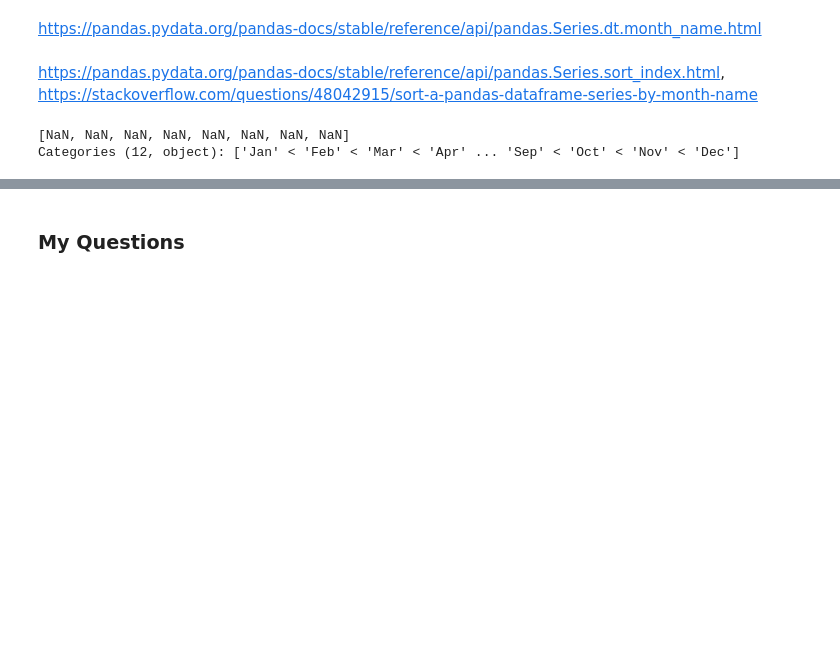
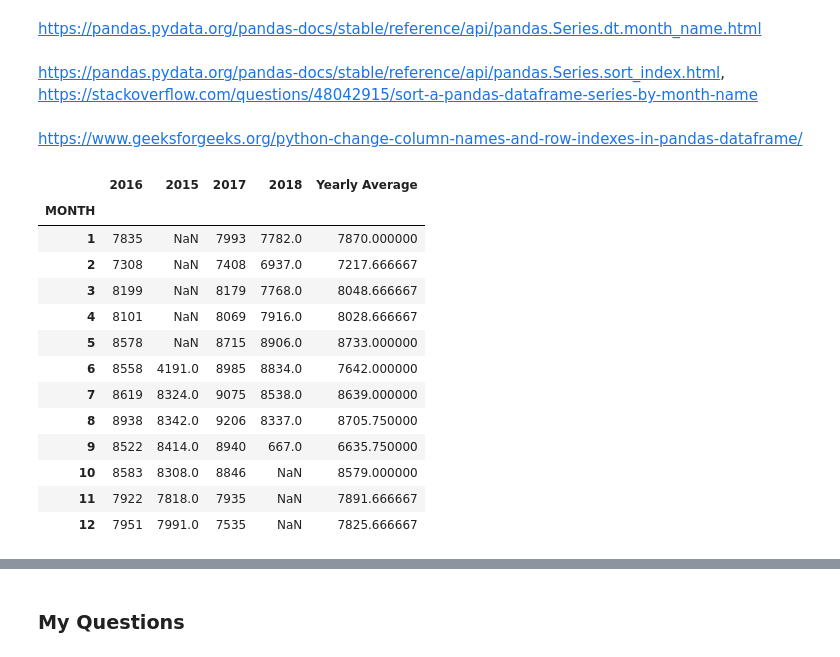
Before and after one commit to aemerson2024/data-science-2022F, a Jupyter notebook: unit3/Boston Crimes/project3 - boston crime.ipynb, the cells around one changed output, grey strips where cells are left out. Cells and saved outputs as stored; diff of their text form; code cells hidden in the pictures; blank space fills up the shorter version.

```diff
--- a/unit3/Boston Crimes/project3 - boston crime.ipynb
+++ b/unit3/Boston Crimes/project3 - boston crime.ipynb
@@ -160,13 +160,28 @@ crimes['MONTH_NAME'] = crimes.OCCURRED_ON_DATE.dt.month_name()
 https://pandas.pydata.org/pandas-docs/stable/reference/api/pandas.Series.sort_index.html, https://stackoverflow.com/questions/48042915/sort-a-pandas-dataframe-series-by-month-name
 # %%
 months = ["January", "February", "March", "April", "May", "June", "July", "August", "September", "October", "November", "December"]
-# %%
-twentyeighteen = crimes.loc[crimes.YEAR == 2018].groupby('MONTH_NAME').MONTH_NAME.count().drop("September")
-twentyeighteen = pd.Categorical(twentyeighteen, categories=months, ordered=True)
-df.sort_values(by='date',inplace=True)
-twentyeighteen
-# months = crimes.groupby("MONTH_NAME").MONTH_NAME.count().sort
-# months
-# %% [output]
-[NaN, NaN, NaN, NaN, NaN, NaN, NaN, NaN]
-Categories (12, object): ['Jan' < 'Feb' < 'Mar' < 'Apr' ... 'Sep' < 'Oct' < 'Nov' < 'Dec']
+# %% [markdown]
+https://www.geeksforgeeks.org/python-change-column-names-and-row-indexes-in-pandas-dataframe/
+# %%
+crime_by_month = crimes.loc[crimes.YEAR == 2016].groupby('MONTH').MONTH.count().to_frame()
+crime_by_month.columns = ['2016']
+crime_by_month['2015'] = crimes.loc[crimes.YEAR == 2015].groupby('MONTH').MONTH.count()
+crime_by_month['2017'] = crimes.loc[crimes.YEAR == 2017].groupby('MONTH').MONTH.count()
+crime_by_month['2018'] = crimes.loc[crimes.YEAR == 2018].groupby('MONTH').MONTH.count()
+crime_by_month['Yearly Average'] = crime_by_month.mean(axis=1)
+crime_by_month
+# %% [output]
+|  | 2016 | 2015 | 2017 | 2018 | Yearly Average |
+| MONTH |  |  |  |  |  |
+| 1 | 7835 | NaN | 7993 | 7782.0 | 7870.000000 |
+| 2 | 7308 | NaN | 7408 | 6937.0 | 7217.666667 |
+| 3 | 8199 | NaN | 8179 | 7768.0 | 8048.666667 |
+| 4 | 8101 | NaN | 8069 | 7916.0 | 8028.666667 |
+| 5 | 8578 | NaN | 8715 | 8906.0 | 8733.000000 |
+| 6 | 8558 | 4191.0 | 8985 | 8834.0 | 7642.000000 |
+| 7 | 8619 | 8324.0 | 9075 | 8538.0 | 8639.000000 |
+| 8 | 8938 | 8342.0 | 9206 | 8337.0 | 8705.750000 |
+| 9 | 8522 | 8414.0 | 8940 | 667.0 | 6635.750000 |
+| 10 | 8583 | 8308.0 | 8846 | NaN | 8579.000000 |
+| 11 | 7922 | 7818.0 | 7935 | NaN | 7891.666667 |
+| 12 | 7951 | 7991.0 | 7535 | NaN | 7825.666667 |
```
Also changed, not shown: parts of 4 cells of this notebook.
